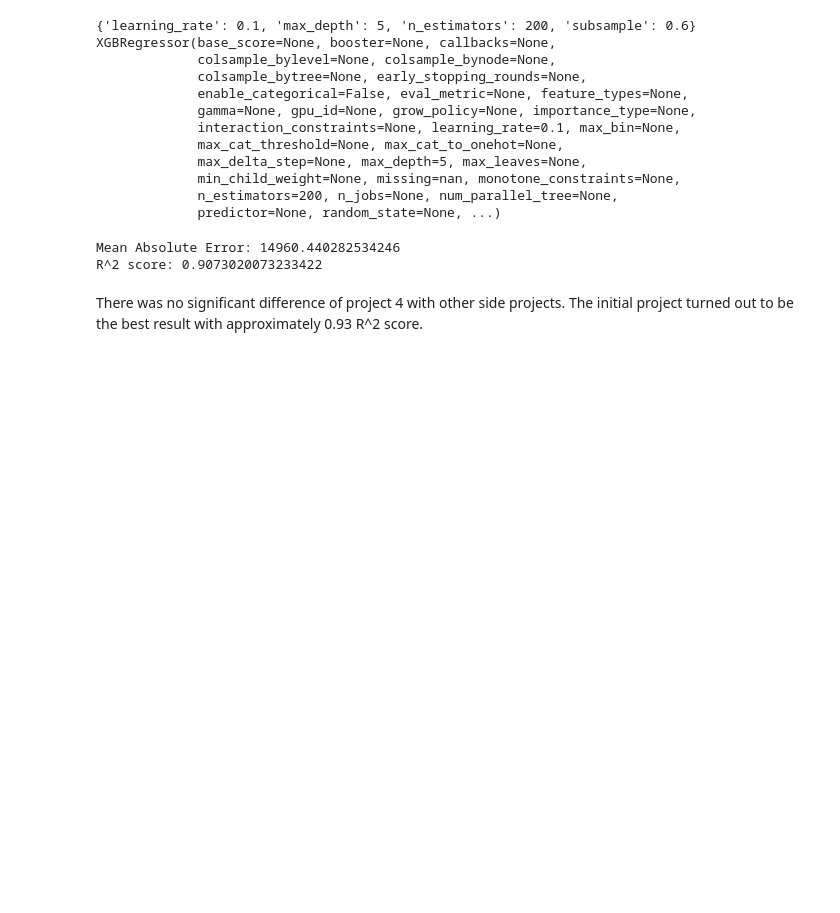
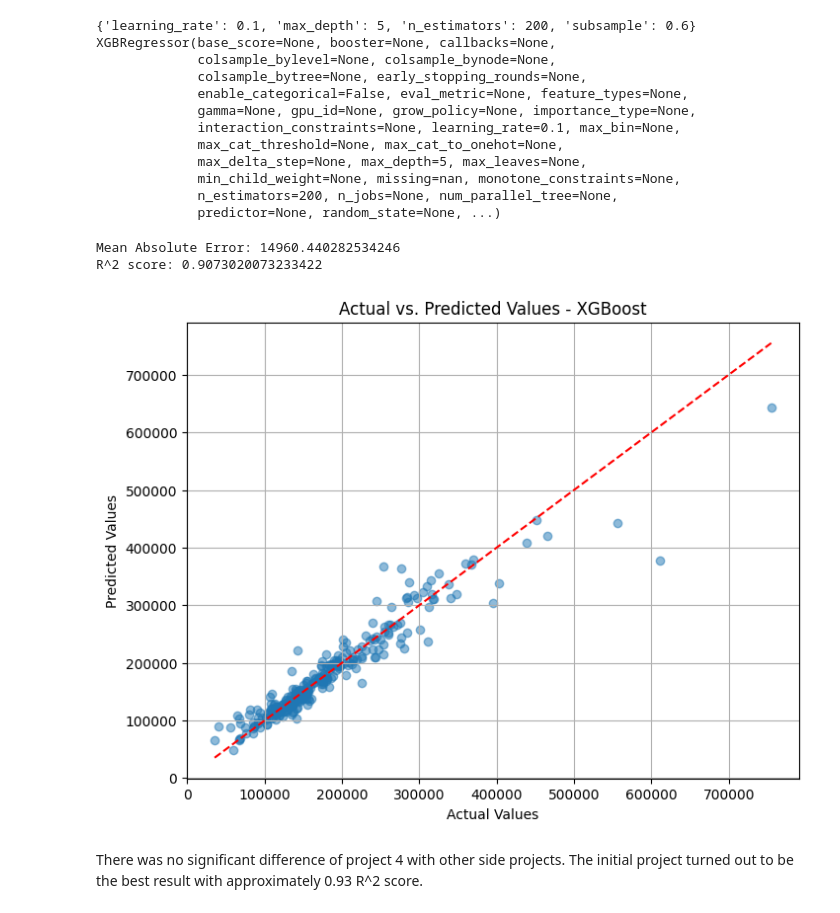
Before and after one commit to usserra/ML_Project_Housing_Prices, a Jupyter notebook: Poetry_VR_Environment/project4.ipynb, the cells around one changed output. Cells and saved outputs as stored; diff of their text form; code cells hidden in the pictures; blank space fills up the shorter version.

```diff
--- a/Poetry_VR_Environment/project4.ipynb
+++ b/Poetry_VR_Environment/project4.ipynb
@@ -205,5 +205,17 @@ print("R^2 score:", score2)
 # %% [output]
 Mean Absolute Error: 14960.440282534246
 R^2 score: 0.9073020073233422
+# %%
+import matplotlib.pyplot as plt
+plt.figure(figsize=(8, 6))
+plt.scatter(y_valid, y_pred, alpha=0.5)
+plt.plot([min(y_valid), max(y_valid)], [min(y_valid), max(y_valid)], linestyle='--', color='r')
+plt.xlabel("Actual Values")
+plt.ylabel("Predicted Values")
+plt.title("Actual vs. Predicted Values - XGBoost")
+plt.grid(True)
+plt.show()
+# %% [output]
+[figure, added]
 # %% [markdown]
 There was no significant difference of project 4 with other side projects. The initial project turned out to be the best result with approximately 0.93 R^2 score.
```
Also changed, not shown: 4 other files.
